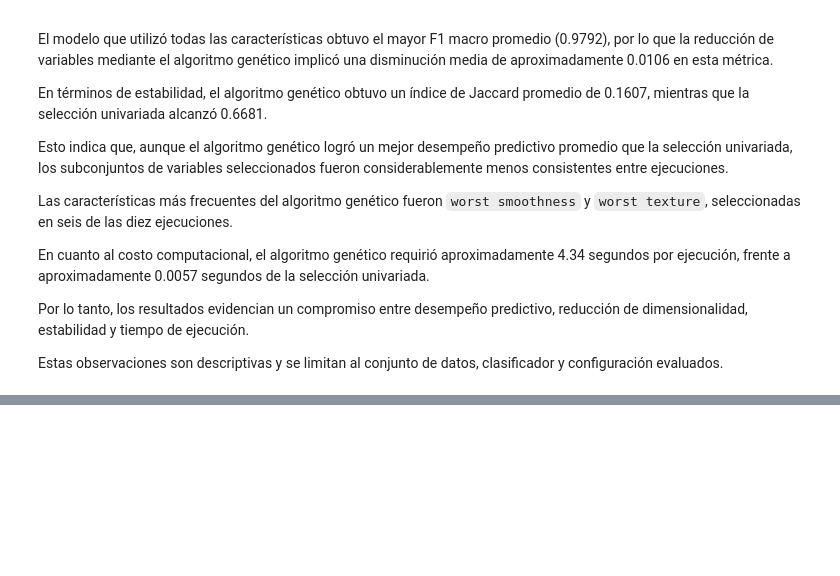
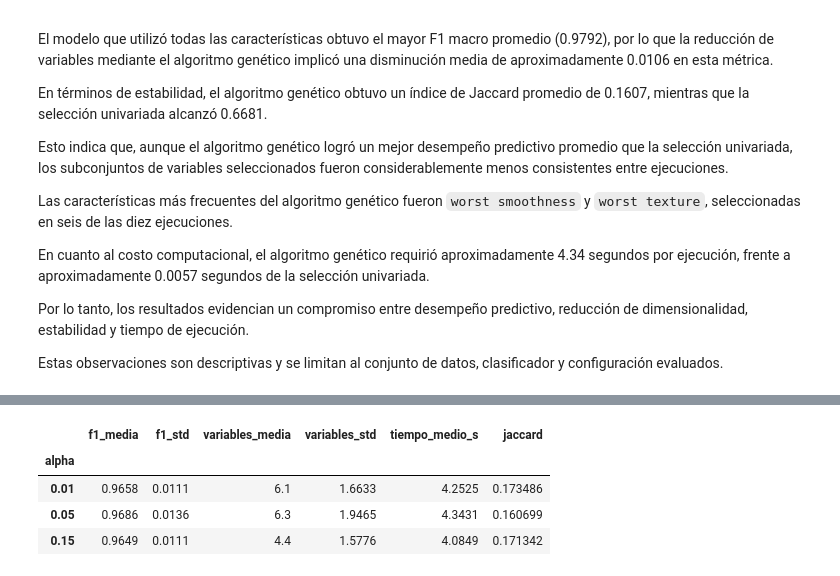
Before and after one commit to CamiloMunozAL/ProyectoSeleccionEvolutivaCTS, a Jupyter notebook: Proy_Investigacion_9.ipynb, the cells around one changed output, grey strips where cells are left out. Saved outputs shown, nothing was run; the diff lists cells and outputs as text; code cells hidden in the pictures; blank space fills up the shorter version.

Commit message:
Analisis de sensibilidad e interpretacion

```diff
--- a/Proy_Investigacion_9.ipynb
+++ b/Proy_Investigacion_9.ipynb
@@ -915,0 +1015,93 @@ Estas observaciones son descriptivas y se limitan al conjunto de datos, clasific
+# %%
+# 8.2 CONSOLIDACION DE SENSIBILIDAD
+
+# Resultados de las diez semillas originales
+base = pd.read_csv(
+    carpeta_resultados / "experimento_base.csv"
+)
+
+# Resultados de alpha 0.01 y 0.15
+adicional = pd.read_csv(
+    carpeta_resultados / "sensibilidad_adicional.csv"
+)
+
+# Nos interesan los resultados del algoritmo genetico
+base_ag = base[
+    base["metodo"].str.startswith("AG_alpha_")
+].copy()
+
+adicional_ag = adicional[
+    adicional["metodo"].str.startswith("AG_alpha_")
+].copy()
+
+# Unir los 30 resultados geneticos
+sensibilidad = pd.concat(
+    [base_ag, adicional_ag],
+    ignore_index=True
+)
+
+# Recuperar el valor de alpha desde el nombre del metodo
+sensibilidad["alpha"] = (
+    sensibilidad["metodo"]
+    .str.extract(r"AG_alpha_([0-9.]+)")[0]
+    .astype(float)
+)
+
+# Verificar que tenemos 10 registros por configuracion
+conteos = sensibilidad.groupby("alpha")["semilla"].nunique()
+assert len(sensibilidad) == 30
+assert (conteos == 10).all()
+assert not sensibilidad.duplicated(["alpha", "semilla"]).any()
+
+# Resumen estadistico
+resumen_sensibilidad = sensibilidad.groupby("alpha").agg(
+    f1_media=("metrica_principal", "mean"),
+    f1_std=("metrica_principal", "std"),
+    variables_media=("num_variables", "mean"),
+    variables_std=("num_variables", "std"),
+    tiempo_medio_s=("tiempo_s", "mean")
+).round(4)
+
+# Calcular estabilidad para cada alpha
+jaccard_por_alpha = {}
+
+for alpha in [0.01, 0.05, 0.15]:
+
+    mascaras = []
+
+    for semilla in config.semillas:
+
+        if alpha == 0.05:
+            ruta = carpeta_resultados / (
+                f"detalles_semilla_{semilla}.npz"
+            )
+        else:
+            ruta = carpeta_resultados / (
+                f"sensibilidad_alpha_{alpha}"
+                f"_semilla_{semilla}.npz"
+            )
+
+        with np.load(ruta) as datos:
+            mascaras.append(datos["mascara_ag"].astype(bool))
+
+    jaccard_por_alpha[alpha] = (
+        calcular_estabilidad_jaccard(mascaras)
+    )
+
+resumen_sensibilidad["jaccard"] = (
+    resumen_sensibilidad.index.map(jaccard_por_alpha)
+)
+
+print("=== RESULTADOS DE SENSIBILIDAD ===")
+display(resumen_sensibilidad)
+
+# Exportar
+resumen_sensibilidad.to_csv(
+    carpeta_resultados / "resumen_sensibilidad.csv"
+)
+
+sensibilidad.to_csv(
+    carpeta_resultados / "sensibilidad_completa.csv",
+    index=False
+)
+# %% [output]
@@ -915,0 +1109,5 @@ Estas observaciones son descriptivas y se limitan al conjunto de datos, clasific
+|  | f1_media | f1_std | variables_media | variables_std | tiempo_medio_s | jaccard |
+| alpha |  |  |  |  |  |  |
+| 0.01 | 0.9658 | 0.0111 | 6.1 | 1.6633 | 4.2525 | 0.173486 |
+| 0.05 | 0.9686 | 0.0136 | 6.3 | 1.9465 | 4.3431 | 0.160699 |
+| 0.15 | 0.9649 | 0.0111 | 4.4 | 1.5776 | 4.0849 | 0.171342 |
```
Also changed, not shown: parts of 4 cells of this notebook, 3 other files.
